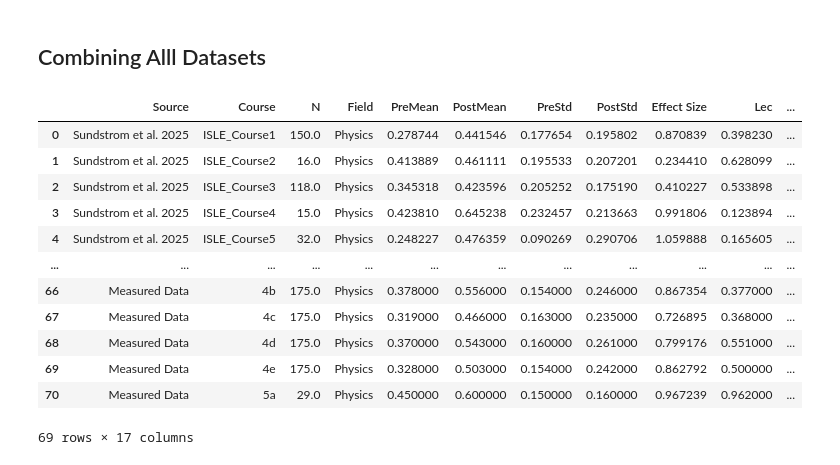
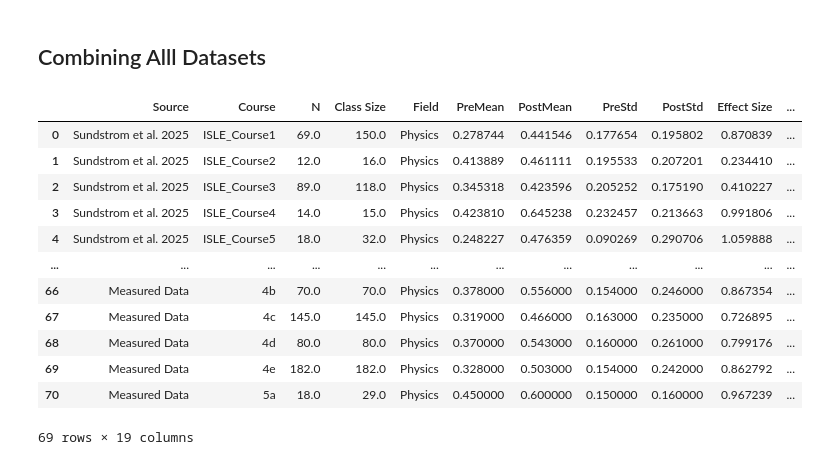
Before and after one commit to oross314/Modeling-Active-Learning-Classrooms, a Jupyter notebook: data_processing.ipynb, the cells around one changed output. Drawn from its saved outputs; the diff is of its cells as text; code cells hidden in the pictures.

```diff
--- a/data_processing.ipynb
+++ b/data_processing.ipynb
@@ -135,7 +138,7 @@ COPUS_codes_weir = pd.read_excel(file, sheet_name=file.sheet_names[-1])
 
 #select only relevant columns, rename them, and convert values to percentages
 COPUS_codes_weir = COPUS_codes_weir[['unique.section','num.students', 'ICQ', 'IPQ','SL', 'Ilec', 'SCG', 'SWG', 'SOG', 'SQ', 'I1o1' ]]
-COPUS_codes_weir.columns = ['Course', 'N', 'CQ', 'PQ','L', 'Lec', 'CG', 'WG', 'OG', 'SQ', '1o1']
+COPUS_codes_weir.columns = ['Course', 'Class Size', 'CQ', 'PQ','L', 'Lec', 'CG', 'WG', 'OG', 'SQ', '1o1']
 
 COPUS_codes_weir.iloc[:, 2:] = COPUS_codes_weir.iloc[:, 2:].div(100)
 COPUS_codes_weir['Field'] = 'Biology'
@@ -152,6 +155,7 @@ raw_scores.iloc[:, 1:] = raw_scores.iloc[:, 1:].div(100)
 course_list = raw_scores['unique.section'].unique()
 for course in course_list:
     course_scores = raw_scores[raw_scores['unique.section'] == course]
+
     pretest_scores = course_scores['pre.score'].values
     posttest_scores = course_scores['post.score'].values
     CI_statistics_weir.loc[CI_statistics_weir.shape[0], 'Course'] = course
@@ -159,6 +163,7 @@ for course in course_list:
     CI_statistics_weir.loc[CI_statistics_weir.shape[0]-1, 'PreStd'] = np.std(pretest_scores)
     CI_statistics_weir.loc[CI_statistics_weir.shape[0]-1, 'PostMean'] = np.mean(posttest_scores)
     CI_statistics_weir.loc[CI_statistics_weir.shape[0]-1, 'PostStd'] = np.std(posttest_scores)
+    CI_statistics_weir.loc[CI_statistics_weir.shape[0]-1, 'N'] = len(course_scores)
 
 CI_statistics_weir['Effect Size'] = [effect_size(CI_statistics_weir['PreMean'].iloc[i],
                                          CI_statistics_weir['PostMean'].iloc[i],
@@ -196,7 +219,8 @@ connell_combined = pd.DataFrame({
     'PreStd': [0.107, 0.104],
     'PostStd': [0.121, 0.122],
 
-    'N': [182, 172], #reported 316 took survey
+    'Class Size': [182, 172],
+    'N' : [158, 158],#reported 316 took survey
     'Field': ['Biology', 'Biology'],
 })
 
@@ -214,33 +238,45 @@ connell_combined
 # %%
 measured_data = pd.read_csv('Measured Data/measured_data.csv')
 measured_data['Source'] = 'Measured Data'
+
+#where class size is unknown, fill with number of matched responses
+class_size = measured_data['Class Size'].values
+class_size[np.isnan(class_size)] = measured_data['N'].values[np.isnan(class_size)]
+measured_data['Class Size'] = class_size
 # %% [markdown]
 ## Combining Alll Datasets
 # %%
 all_data = pd.concat([sundstrom_combined, weir_combined, connell_combined, measured_data], ignore_index=True)
 #reorder columns
 #We keep these 8 COPUS codes because they were found by Stains et al (2018) to be the most informative for characterizing STEM classrooms
-all_data = all_data[['Source', 'Course', 'N', 'Field', 'PreMean', 'PostMean', 'PreStd', 'PostStd', 'Effect Size',
+all_data = all_data[['Source', 'Course', 'N', 'Class Size', 'Field', 'PreMean', 'PostMean', 'PreStd', 'PostStd', 'Effect Size',
                                          'Lec', 'CG', 'CQ', 'PQ', 'WG', 'OG', 'SQ', '1o1' ]]
 
 #When the mean of pretest scores is above 60, it imposes a ceiling effect on effect sizes
 # and indicates that the CI may not be appropriate for that course, so we remove those courses
 all_data = all_data[all_data['PreMean'] <= 0.6]
 
+
+#compute effect size variance based on class size and effect size
+def variance_on_d(N, d):
+    return (2 * N) / N**2  + (d**2 / (2 * N))
+
+all_data['Effect Size Variance'] = [variance_on_d(all_data['N'].iloc[i], all_data['Effect Size'].iloc[i]) for i in range(len(all_data))]
+
 #saved combined data to csv
 all_data.to_csv('combined_COPUS_CI_data.csv', index=False)
 all_data
 # %% [output]
-|  | Source | Course | N | Field | PreMean | PostMean | PreStd | PostStd | Effect Size | Lec | ... |
-| 0 | Sundstrom et al. 2025 | ISLE_Course1 | 150.0 | Physics | 0.278744 | 0.441546 | 0.177654 | 0.195802 | 0.870839 | 0.398230 | ... |
-| 1 | Sundstrom et al. 2025 | ISLE_Course2 | 16.0 | Physics | 0.413889 | 0.461111 | 0.195533 | 0.207201 | 0.234410 | 0.628099 | ... |
-| 2 | Sundstrom et al. 2025 | ISLE_Course3 | 118.0 | Physics | 0.345318 | 0.423596 | 0.205252 | 0.175190 | 0.410227 | 0.533898 | ... |
-| 3 | Sundstrom et al. 2025 | ISLE_Course4 | 15.0 | Physics | 0.423810 | 0.645238 | 0.232457 | 0.213663 | 0.991806 | 0.123894 | ... |
-| 4 | Sundstrom et al. 2025 | ISLE_Course5 | 32.0 | Physics | 0.248227 | 0.476359 | 0.090269 | 0.290706 | 1.059888 | 0.165605 | ... |
+|  | Source | Course | N | Class Size | Field | PreMean | PostMean | PreStd | PostStd | Effect Size | ... |
+| 0 | Sundstrom et al. 2025 | ISLE_Course1 | 69.0 | 150.0 | Physics | 0.278744 | 0.441546 | 0.177654 | 0.195802 | 0.870839 | ... |
+| 1 | Sundstrom et al. 2025 | ISLE_Course2 | 12.0 | 16.0 | Physics | 0.413889 | 0.461111 | 0.195533 | 0.207201 | 0.234410 | ... |
+| 2 | Sundstrom et al. 2025 | ISLE_Course3 | 89.0 | 118.0 | Physics | 0.345318 | 0.423596 | 0.205252 | 0.175190 | 0.410227 | ... |
+| 3 | Sundstrom et al. 2025 | ISLE_Course4 | 14.0 | 15.0 | Physics | 0.423810 | 0.645238 | 0.232457 | 0.213663 | 0.991806 | ... |
+| 4 | Sundstrom et al. 2025 | ISLE_Course5 | 18.0 | 32.0 | Physics | 0.248227 | 0.476359 | 0.090269 | 0.290706 | 1.059888 | ... |
 | ... | ... | ... | ... | ... | ... | ... | ... | ... | ... | ... | ... |
-| 66 | Measured Data | 4b | 175.0 | Physics | 0.378000 | 0.556000 | 0.154000 | 0.246000 | 0.867354 | 0.377000 | ... |
-| 67 | Measured Data | 4c | 175.0 | Physics | 0.319000 | 0.466000 | 0.163000 | 0.235000 | 0.726895 | 0.368000 | ... |
-| 68 | Measured Data | 4d | 175.0 | Physics | 0.370000 | 0.543000 | 0.160000 | 0.261000 | 0.799176 | 0.551000 | ... |
-| 69 | Measured Data | 4e | 175.0 | Physics | 0.328000 | 0.503000 | 0.154000 | 0.242000 | 0.862792 | 0.500000 | ... |
-| 70 | Measured Data | 5a | 29.0 | Physics | 0.450000 | 0.600000 | 0.150000 | 0.160000 | 0.967239 | 0.962000 | ... |
+| 66 | Measured Data | 4b | 70.0 | 70.0 | Physics | 0.378000 | 0.556000 | 0.154000 | 0.246000 | 0.867354 | ... |
+| 67 | Measured Data | 4c | 145.0 | 145.0 | Physics | 0.319000 | 0.466000 | 0.163000 | 0.235000 | 0.726895 | ... |
+| 68 | Measured Data | 4d | 80.0 | 80.0 | Physics | 0.370000 | 0.543000 | 0.160000 | 0.261000 | 0.799176 | ... |
+| 69 | Measured Data | 4e | 182.0 | 182.0 | Physics | 0.328000 | 0.503000 | 0.154000 | 0.242000 | 0.862792 | ... |
+| 70 | Measured Data | 5a | 18.0 | 29.0 | Physics | 0.450000 | 0.600000 | 0.150000 | 0.160000 | 0.967239 | ... |
-69 rows × 17 columns
+69 rows × 19 columns
```
Also changed, not shown: parts of 2 cells of this notebook, 7 other files.
